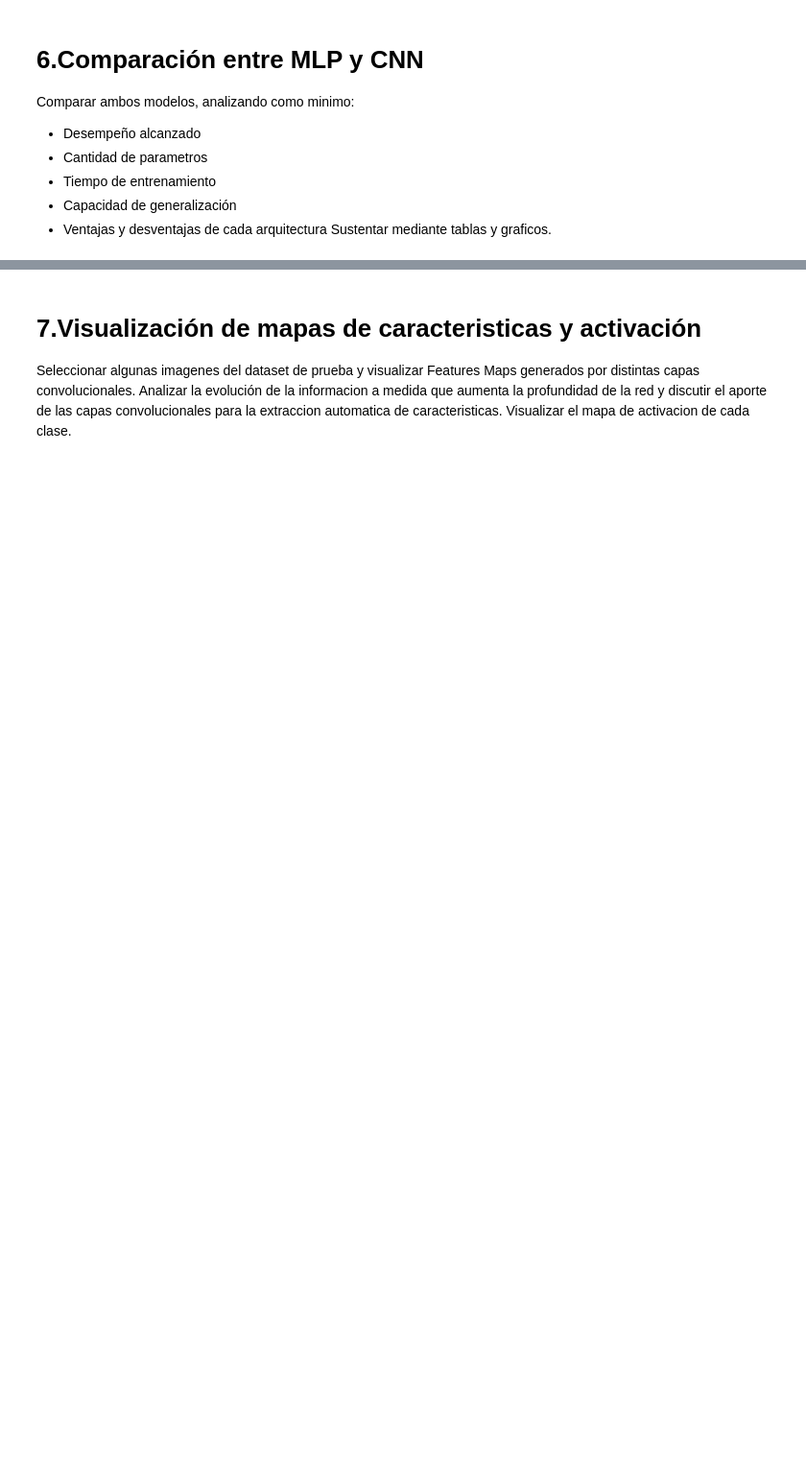
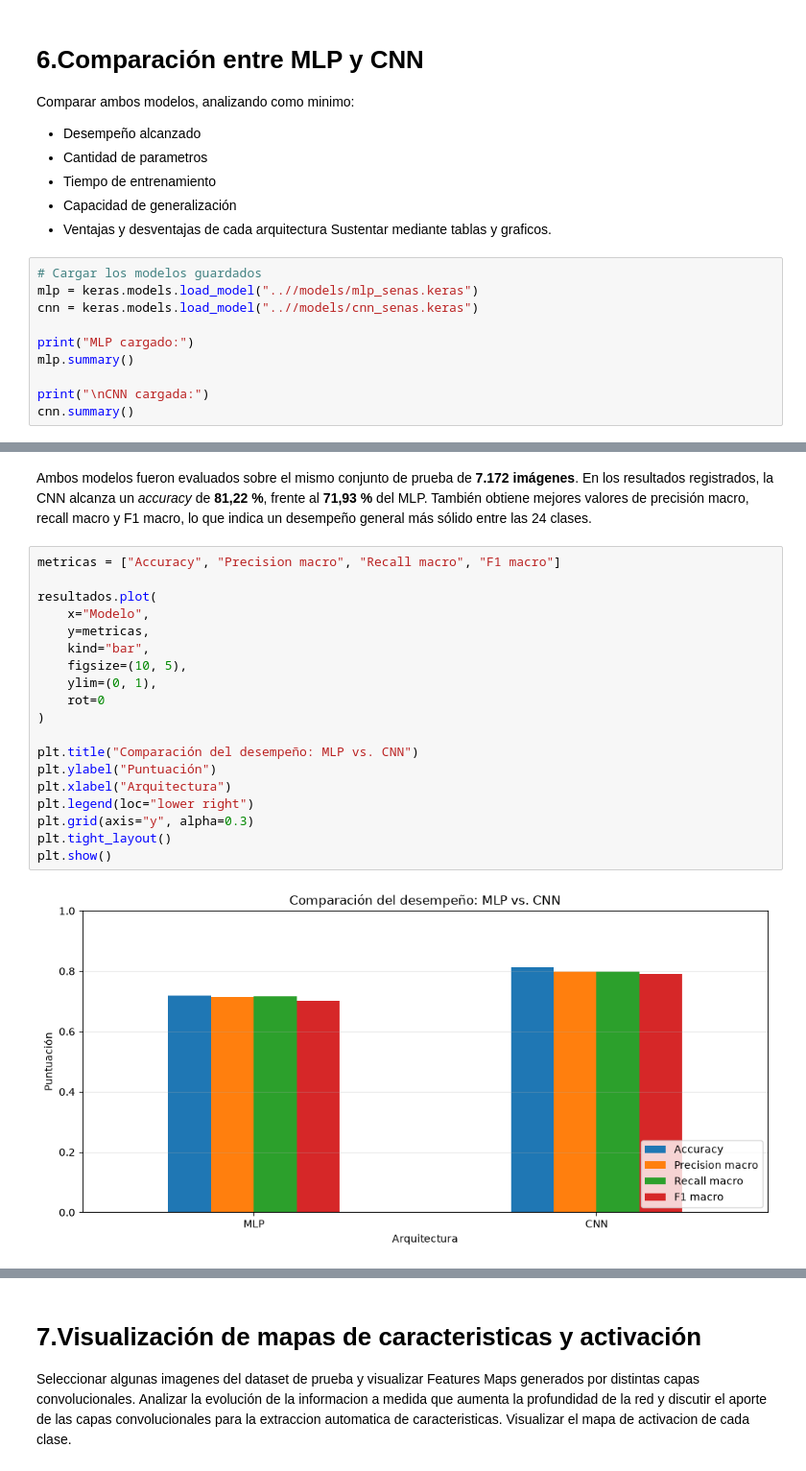
Before and after one commit to rodrigo0187/Cnn_Sign_Language, a Jupyter notebook: notebooks/CNN_sign.ipynb, the cells around one changed output, grey strips where cells are left out. Shown at 96% size. Cells and saved outputs as stored; diff of their text form; blank space fills up the shorter version.

Commit message:
modelos cargados y comparados

```diff
--- a/notebooks/CNN_sign.ipynb
+++ b/notebooks/CNN_sign.ipynb
@@ -723,3 +740,13 @@ Comparar ambos modelos, analizando como minimo:
 - Capacidad de generalización
 - Ventajas y desventajas de cada arquitectura
 Sustentar mediante tablas y graficos.
+# %%
+# Cargar los modelos guardados
+mlp = keras.models.load_model("..//models/mlp_senas.keras")
+cnn = keras.models.load_model("..//models/cnn_senas.keras")
+
+print("MLP cargado:")
+mlp.summary()
+
+print("\nCNN cargada:")
+cnn.summary()
@@ -725,0 +845,23 @@ Sustentar mediante tablas y graficos.
+# %% [markdown]
+Ambos modelos fueron evaluados sobre el mismo conjunto de prueba de **7.172 imágenes**. En los resultados registrados, la CNN alcanza un *accuracy* de **81,22 %**, frente al **71,93 %** del MLP. También obtiene mejores valores de precisión macro, recall macro y F1 macro, lo que indica un desempeño general más sólido entre las 24 clases.
+# %%
+metricas = ["Accuracy", "Precision macro", "Recall macro", "F1 macro"]
+
+resultados.plot(
+    x="Modelo",
+    y=metricas,
+    kind="bar",
+    figsize=(10, 5),
+    ylim=(0, 1),
+    rot=0
+)
+
+plt.title("Comparación del desempeño: MLP vs. CNN")
+plt.ylabel("Puntuación")
+plt.xlabel("Arquitectura")
+plt.legend(loc="lower right")
+plt.grid(axis="y", alpha=0.3)
+plt.tight_layout()
+plt.show()
+# %% [output]
+[figure, added]
```
Also changed, not shown: parts of 18 cells of this notebook, 2 other files.
